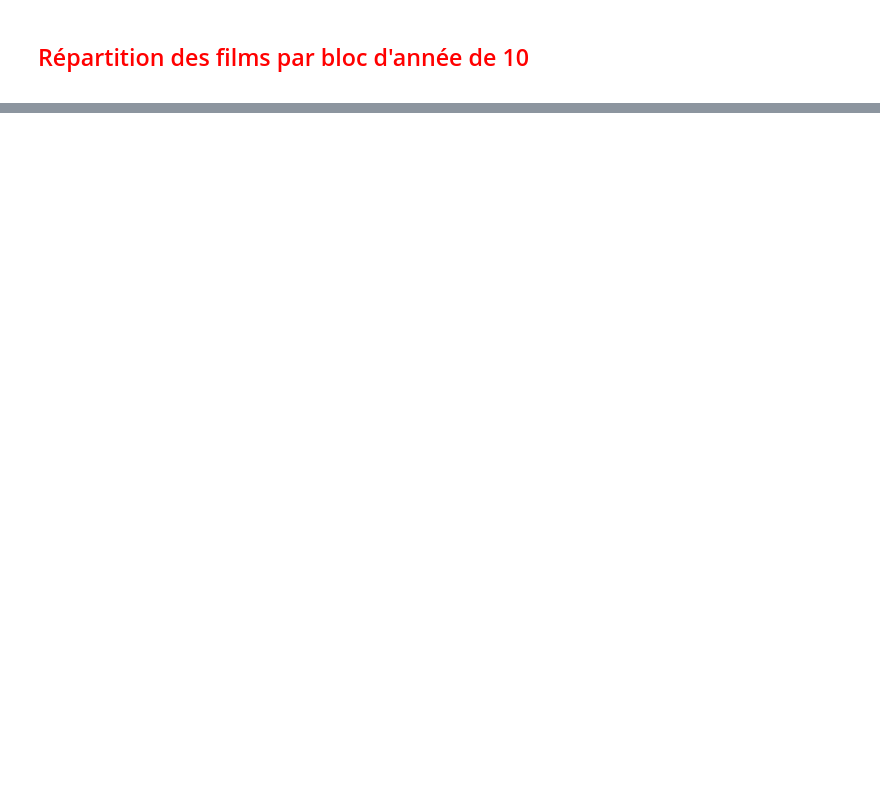
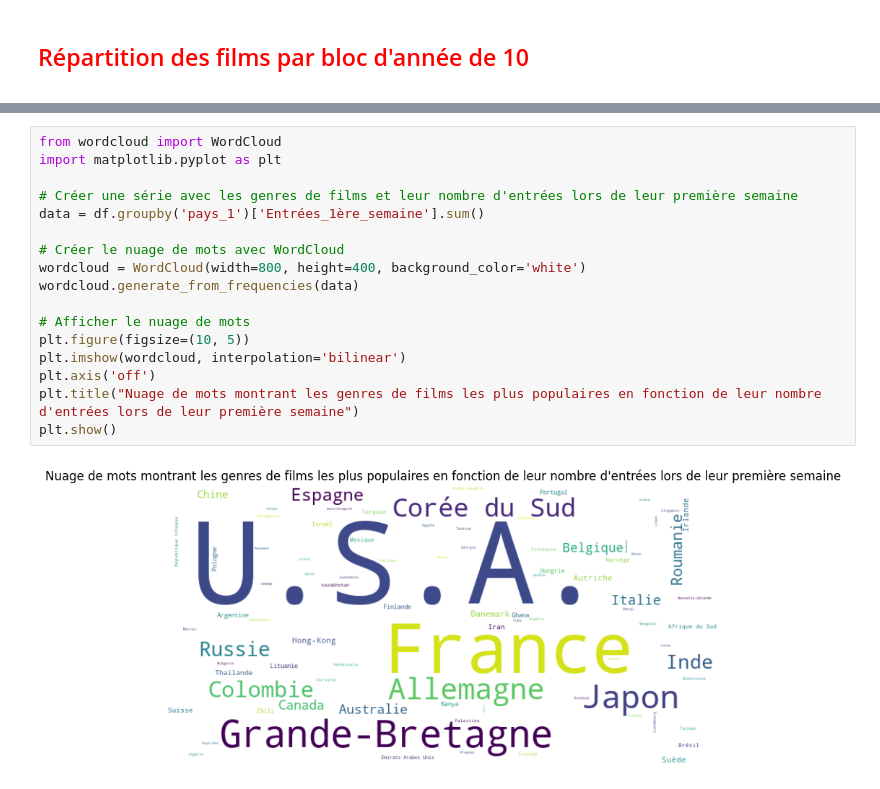
Before and after one commit to impejonathan/ML_recap, a Jupyter notebook: 2_analyse_allocine.ipynb, the cells around one changed output, grey strips where cells are left out. Drawn from its saved outputs; the diff is of its cells as text; blank space fills up the shorter version.

```diff
--- a/2_analyse_allocine.ipynb
+++ b/2_analyse_allocine.ipynb
@@ -153,0 +135,19 @@ plt.show()
+# %%
+from wordcloud import WordCloud
+import matplotlib.pyplot as plt
+
+# Créer une série avec les genres de films et leur nombre d'entrées lors de leur première semaine
+data = df.groupby('pays_1')['Entrées_1ère_semaine'].sum()
+
+# Créer le nuage de mots avec WordCloud
+wordcloud = WordCloud(width=800, height=400, background_color='white')
+wordcloud.generate_from_frequencies(data)
+
+# Afficher le nuage de mots
+plt.figure(figsize=(10, 5))
+plt.imshow(wordcloud, interpolation='bilinear')
+plt.axis('off')
+plt.title("Nuage de mots montrant les genres de films les plus populaires en fonction de leur nombre d'entrées lors de leur première semaine")
+plt.show()
+# %% [output]
+[figure, added]
```
Also changed, not shown: parts of 8 cells of this notebook, 4 other files.
